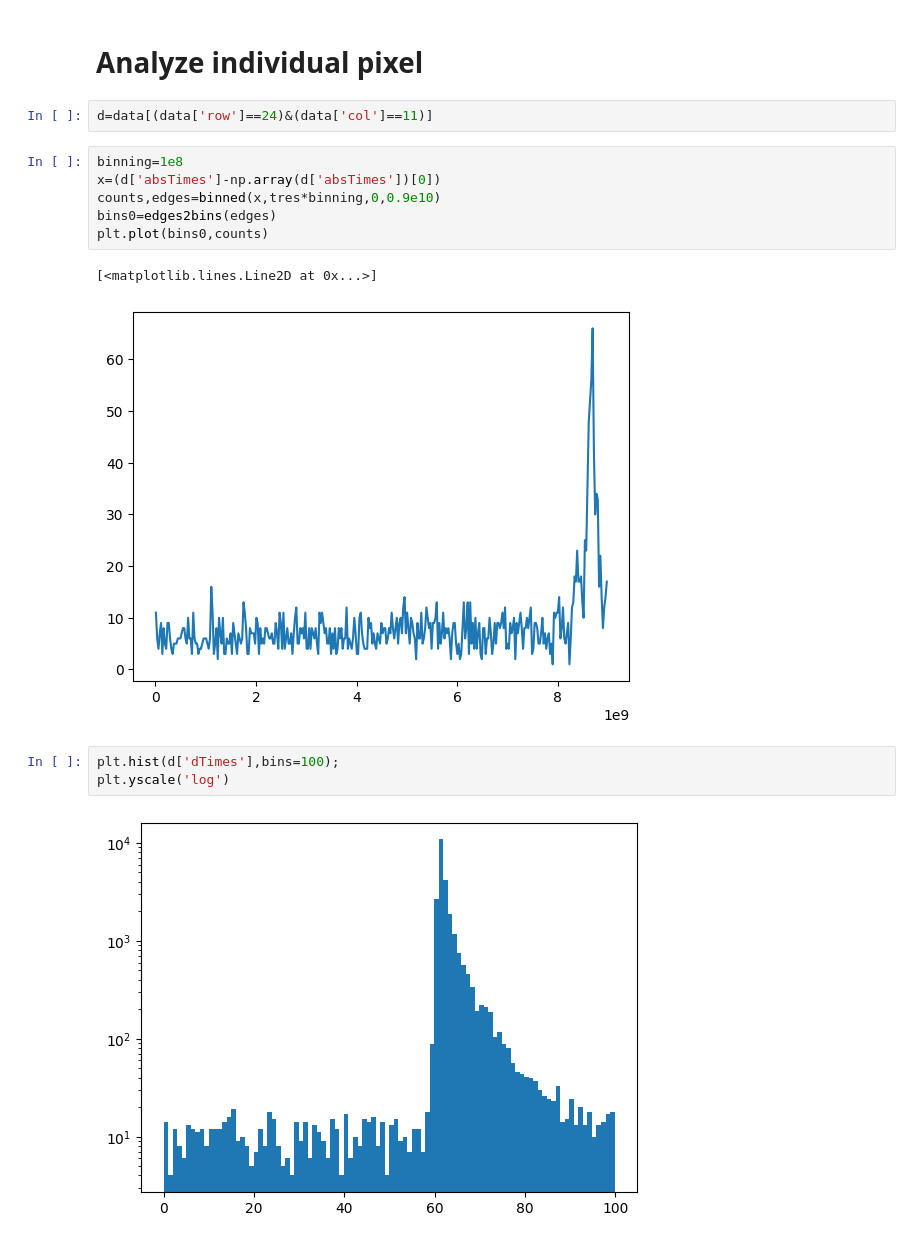
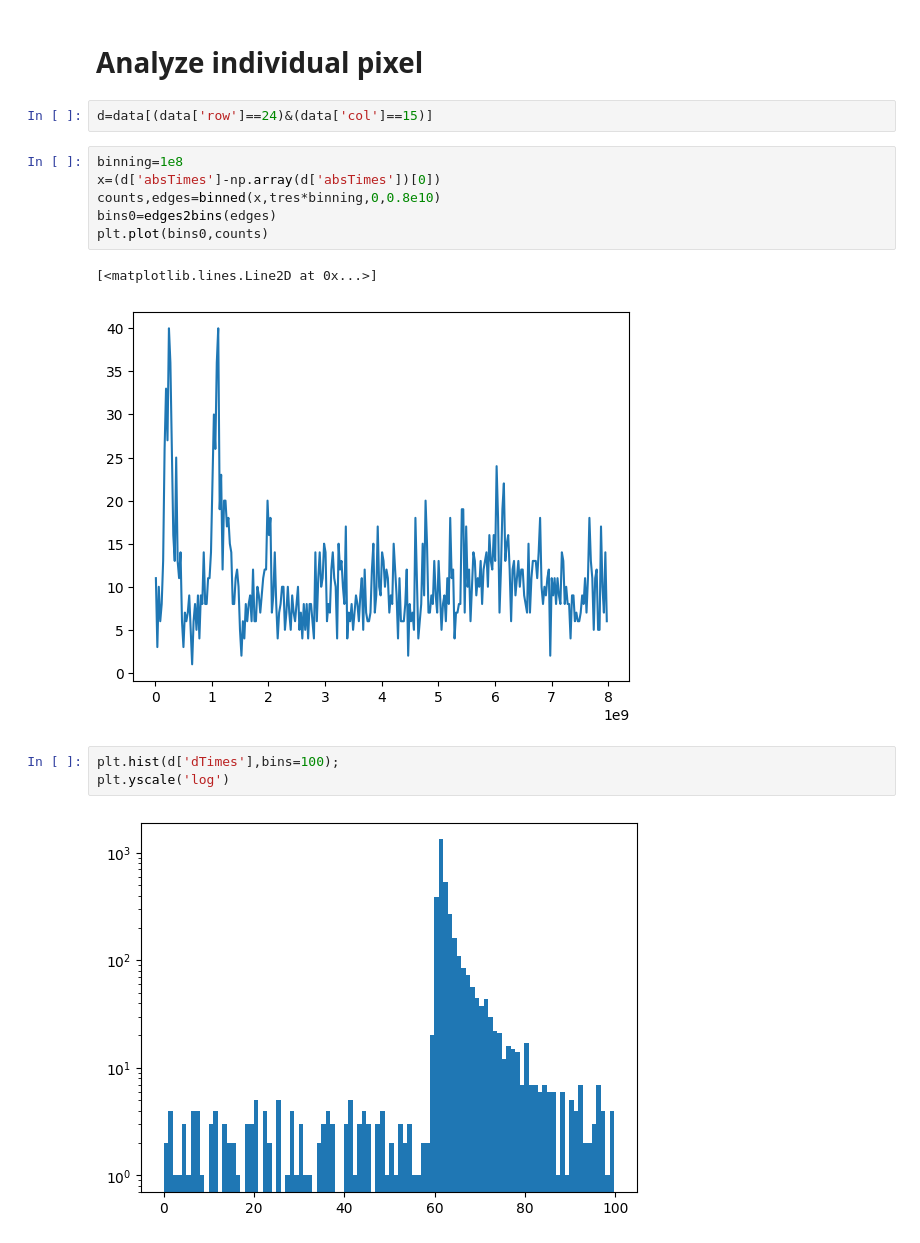
Before and after one commit to MikelElorza/Data-analysis, a Jupyter notebook: Narrow field/Imaging/Imaging_with_markers.ipynb, the cells around one changed output. Saved outputs shown, nothing was run; the diff lists cells and outputs as text.

Commit message:
image analysis

```diff
--- a/Narrow field/Imaging/Imaging_with_markers.ipynb
+++ b/Narrow field/Imaging/Imaging_with_markers.ipynb
@@ -203,18 +201,18 @@ plt.yscale('linear')
 # %% [markdown]
 # Analyze individual pixel
 # %%
-d=data[(data['row']==24)&(data['col']==11)]
+d=data[(data['row']==24)&(data['col']==15)]
 # %%
 binning=1e8
 x=(d['absTimes']-np.array(d['absTimes'])[0])
-counts,edges=binned(x,tres*binning,0,0.9e10)
+counts,edges=binned(x,tres*binning,0,0.8e10)
 bins0=edges2bins(edges)
 plt.plot(bins0,counts)
 # %% [output]
 [<matplotlib.lines.Line2D at 0x...>]
-[figure, old version]
+[figure, new version]
 # %%
 plt.hist(d['dTimes'],bins=100);
 plt.yscale('log')
 # %% [output]
-[figure, old version]
+[figure, new version]
```
Also changed, not shown: parts of 8 cells of this notebook.
